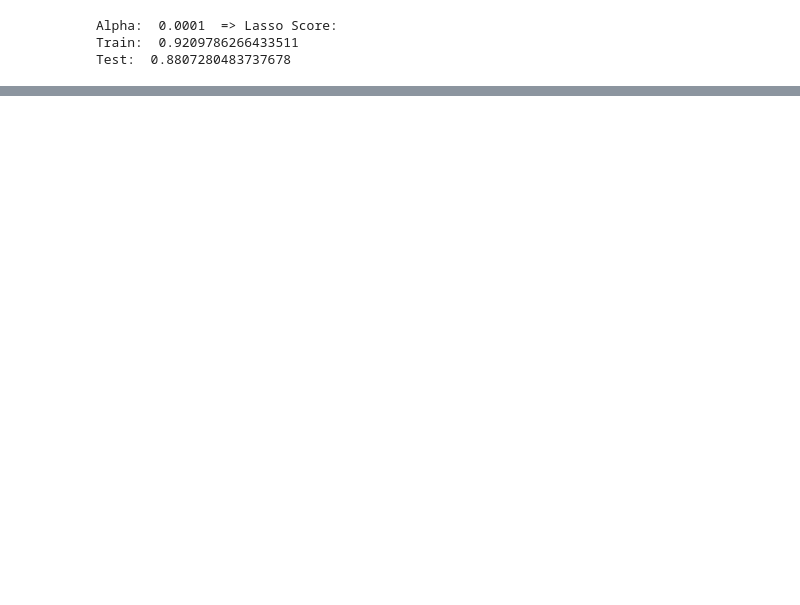
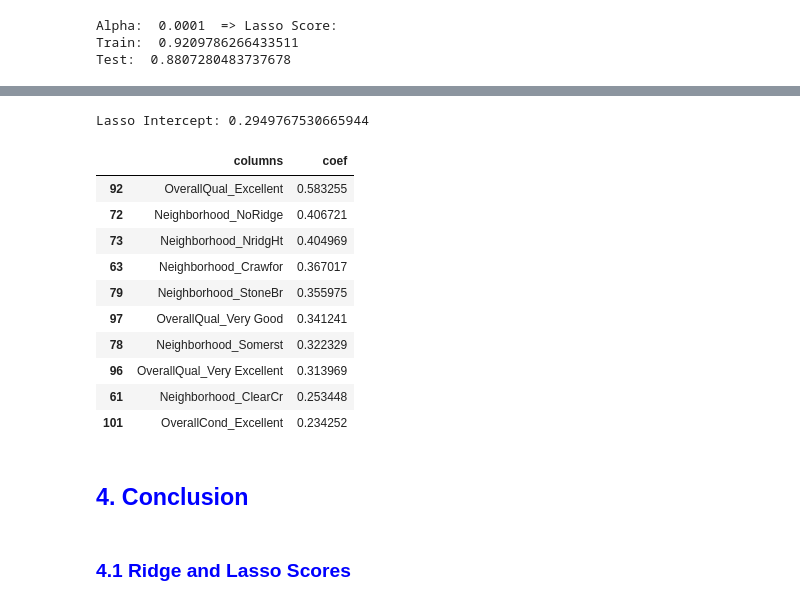
Before and after one commit to sarpsl/SurpriseHousing, a Jupyter notebook: AdvancedRegression.ipynb, the cells around one changed output, grey strips where cells are left out. Cells and saved outputs as stored; diff of their text form; code cells hidden in the pictures; blank space fills up the shorter version.

```diff
--- a/AdvancedRegression.ipynb
+++ b/AdvancedRegression.ipynb
@@ -806,0 +808,25 @@ list((zip(columns, model_params)))
+# %%
+model_params_df = pd.DataFrame([])
+model_params_df['columns'] = list(df_train.columns)
+model_params_df['coef'] = lasso.coef_
+
+model_params_df = model_params_df.sort_values(by='coef', ascending=False)
+print('Lasso Intercept:', lasso.intercept_)
+model_params_df.head(10)
+# %% [output]
+Lasso Intercept: 0.2949767530665944
+|  | columns | coef |
+| 92 | OverallQual_Excellent | 0.583255 |
+| 72 | Neighborhood_NoRidge | 0.406721 |
+| 73 | Neighborhood_NridgHt | 0.404969 |
+| 63 | Neighborhood_Crawfor | 0.367017 |
+| 79 | Neighborhood_StoneBr | 0.355975 |
+| 97 | OverallQual_Very Good | 0.341241 |
+| 78 | Neighborhood_Somerst | 0.322329 |
+| 96 | OverallQual_Very Excellent | 0.313969 |
+| 61 | Neighborhood_ClearCr | 0.253448 |
+| 101 | OverallCond_Excellent | 0.234252 |
+# %% [markdown]
+## <font color='blue'>4. Conclusion</font>
+# %% [markdown]
+### <font color='blue'>4.1 Ridge and Lasso Scores</font>
```
Also changed, not shown: parts of 79 cells of this notebook.
